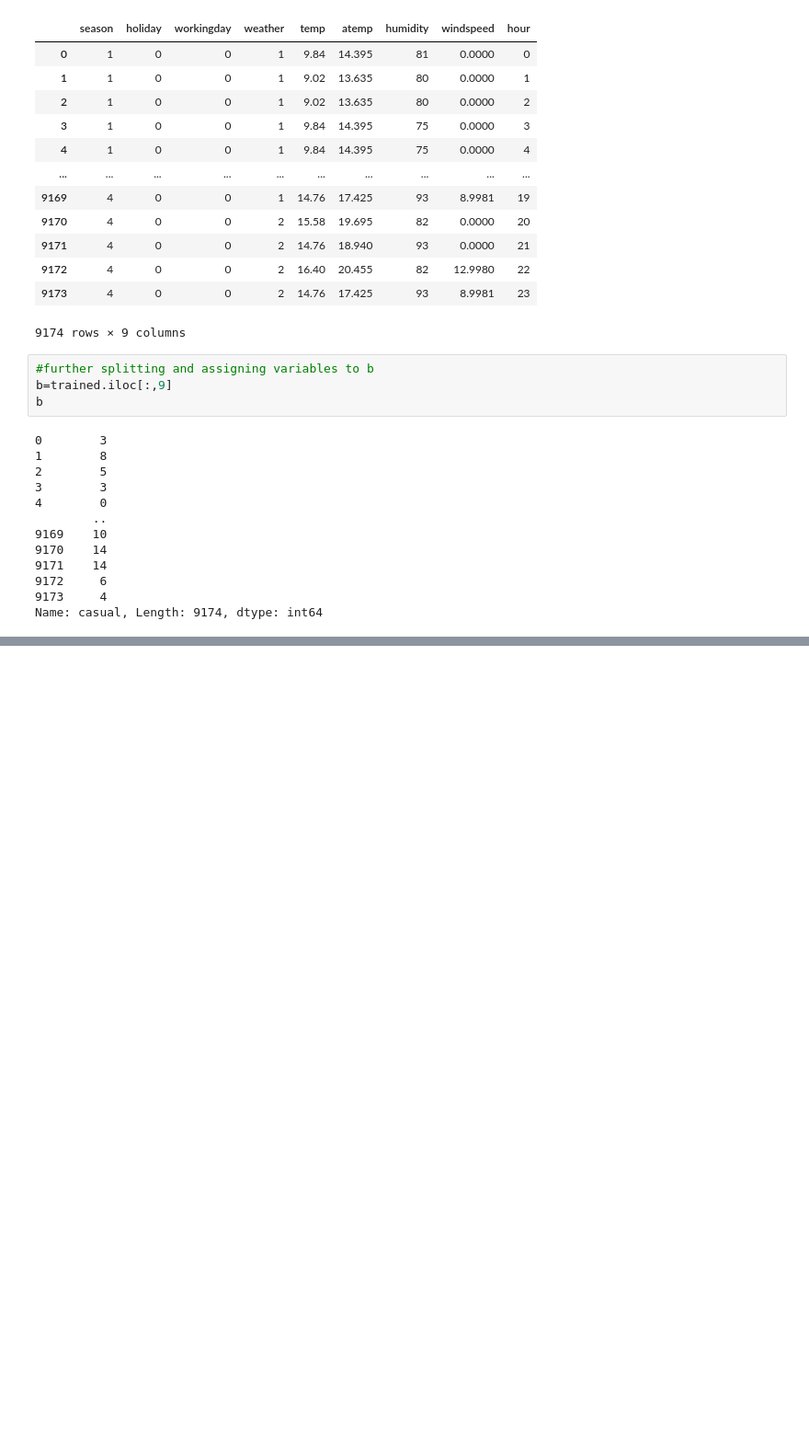
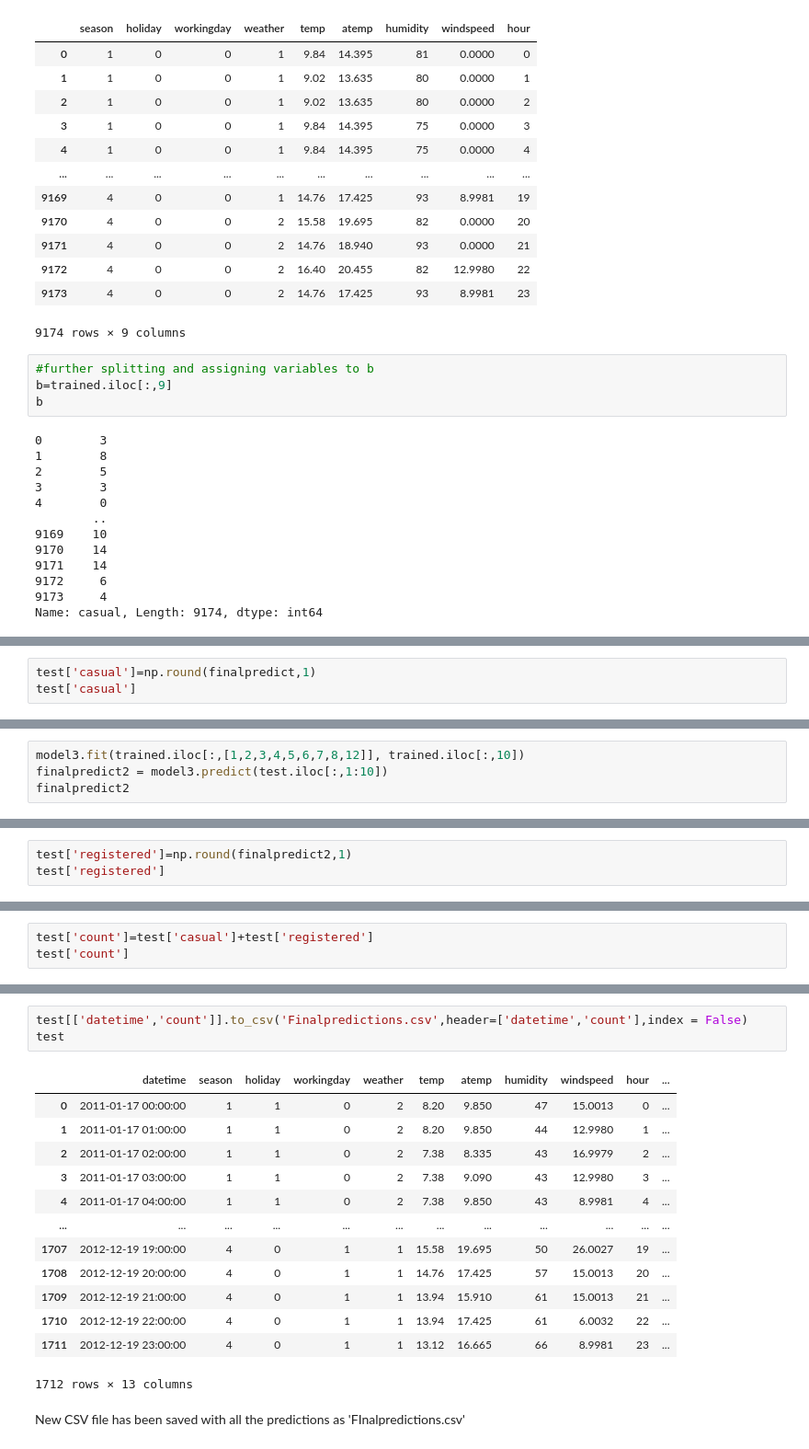
Before and after one commit to nishanth0233/INFO-5502, a Jupyter notebook: lab_assignment_06.ipynb, the cells around one changed output, grey strips where cells are left out. Shown at 92% size. Cells and saved outputs as stored; diff of their text form; blank space fills up the shorter version.

```diff
--- a/lab_assignment_06.ipynb
+++ b/lab_assignment_06.ipynb
@@ -288,0 +381,3 @@ print(Val_score)
+# %%
+test['casual']=np.round(finalpredict,1)
+test['casual']
@@ -288,0 +398,4 @@ print(Val_score)
+# %%
+model3.fit(trained.iloc[:,[1,2,3,4,5,6,7,8,12]], trained.iloc[:,10])
+finalpredict2 = model3.predict(test.iloc[:,1:10])
+finalpredict2
@@ -288,0 +404,3 @@ print(Val_score)
+# %%
+test['registered']=np.round(finalpredict2,1)
+test['registered']
@@ -288,0 +421,3 @@ print(Val_score)
+# %%
+test['count']=test['casual']+test['registered']
+test['count']
@@ -288,0 +437,19 @@ print(Val_score)
+# %%
+test[['datetime','count']].to_csv('Finalpredictions.csv',header=['datetime','count'],index = False)
+test
+# %% [output]
+|  | datetime | season | holiday | workingday | weather | temp | atemp | humidity | windspeed | hour | ... |
+| 0 | 2011-01-17 00:00:00 | 1 | 1 | 0 | 2 | 8.20 | 9.850 | 47 | 15.0013 | 0 | ... |
+| 1 | 2011-01-17 01:00:00 | 1 | 1 | 0 | 2 | 8.20 | 9.850 | 44 | 12.9980 | 1 | ... |
+| 2 | 2011-01-17 02:00:00 | 1 | 1 | 0 | 2 | 7.38 | 8.335 | 43 | 16.9979 | 2 | ... |
+| 3 | 2011-01-17 03:00:00 | 1 | 1 | 0 | 2 | 7.38 | 9.090 | 43 | 12.9980 | 3 | ... |
+| 4 | 2011-01-17 04:00:00 | 1 | 1 | 0 | 2 | 7.38 | 9.850 | 43 | 8.9981 | 4 | ... |
+| ... | ... | ... | ... | ... | ... | ... | ... | ... | ... | ... | ... |
+| 1707 | 2012-12-19 19:00:00 | 4 | 0 | 1 | 1 | 15.58 | 19.695 | 50 | 26.0027 | 19 | ... |
+| 1708 | 2012-12-19 20:00:00 | 4 | 0 | 1 | 1 | 14.76 | 17.425 | 57 | 15.0013 | 20 | ... |
+| 1709 | 2012-12-19 21:00:00 | 4 | 0 | 1 | 1 | 13.94 | 15.910 | 61 | 15.0013 | 21 | ... |
+| 1710 | 2012-12-19 22:00:00 | 4 | 0 | 1 | 1 | 13.94 | 17.425 | 61 | 6.0032 | 22 | ... |
+| 1711 | 2012-12-19 23:00:00 | 4 | 0 | 1 | 1 | 13.12 | 16.665 | 66 | 8.9981 | 23 | ... |
+1712 rows × 13 columns
+# %% [markdown]
+New CSV file has been saved with all the predictions as 'FInalpredictions.csv'
```
Also changed, not shown: parts of 24 cells of this notebook.
